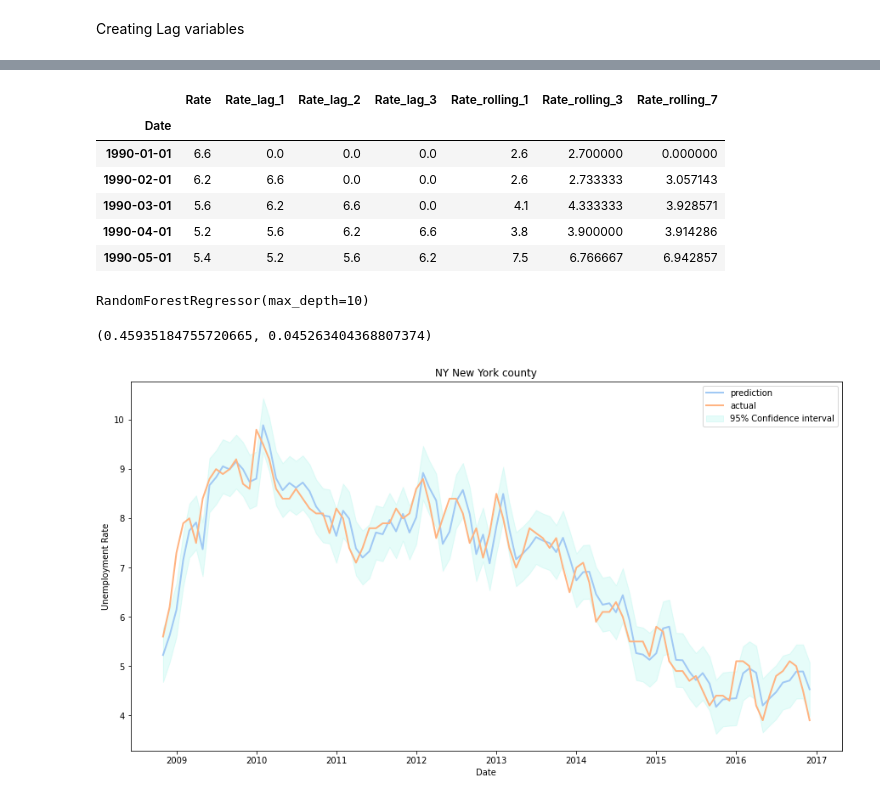
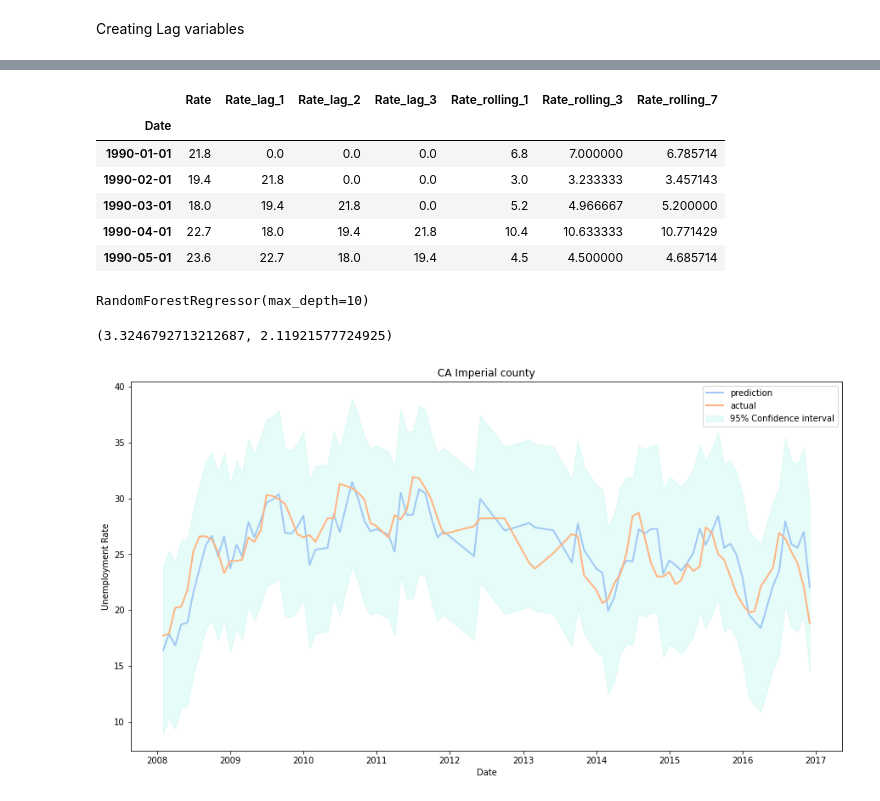
Before and after one commit to ArthDh/ECE-225, a Jupyter notebook: notebooks/reg_testing2.ipynb, the cells around one changed output, grey strips where cells are left out. Saved outputs shown, nothing was run; the diff lists cells and outputs as text; code cells hidden in the pictures.

```diff
--- a/notebooks/reg_testing2.ipynb
+++ b/notebooks/reg_testing2.ipynb
@@ -37,7 +37,7 @@ df.head()
 | 3 | Mississippi | Hinds County | 6.1 | 2015-02-01 |
 | 4 | Mississippi | Kemper County | 10.6 | 2015-02-01 |
 # %%
-df_ny = df[df.State =='New York']
+df_ny = df[df.State =='California']
 df_ny = df_ny.reset_index().set_index('Date').drop(['index'], axis=1)
 df_ny = df_ny.sort_values('Date')
 # %%
@@ -151,7 +151,7 @@ def tts(X, y, test_size=0.3):
     y_test = y[test_index:]
     return X_train, X_test, y_train, y_test
 # %%
-df_ny_nyc = df_ny[df_ny.County == 'New York County']
+df_ny_nyc = df_ny[df_ny.County == 'Imperial County']
 df_ny_nyc = df_ny_nyc.drop(['State', 'County'], axis = 1)
 # %%
 plt.plot(df_ny[df_ny.County == 'New York County']['Rate'])
@@ -171,11 +171,11 @@ df_ny_nyc.head()
 # %% [output]
 |  | Rate | Rate_lag_1 | Rate_lag_2 | Rate_lag_3 | Rate_rolling_1 | Rate_rolling_3 | Rate_rolling_7 |
 | Date |  |  |  |  |  |  |  |
-| 1990-01-01 | 6.6 | 0.0 | 0.0 | 0.0 | 2.6 | 2.700000 | 0.000000 |
-| 1990-02-01 | 6.2 | 6.6 | 0.0 | 0.0 | 2.6 | 2.733333 | 3.057143 |
-| 1990-03-01 | 5.6 | 6.2 | 6.6 | 0.0 | 4.1 | 4.333333 | 3.928571 |
-| 1990-04-01 | 5.2 | 5.6 | 6.2 | 6.6 | 3.8 | 3.900000 | 3.914286 |
-| 1990-05-01 | 5.4 | 5.2 | 5.6 | 6.2 | 7.5 | 6.766667 | 6.942857 |
+| 1990-01-01 | 21.8 | 0.0 | 0.0 | 0.0 | 6.8 | 7.000000 | 6.785714 |
+| 1990-02-01 | 19.4 | 21.8 | 0.0 | 0.0 | 3.0 | 3.233333 | 3.457143 |
+| 1990-03-01 | 18.0 | 19.4 | 21.8 | 0.0 | 5.2 | 4.966667 | 5.200000 |
+| 1990-04-01 | 22.7 | 18.0 | 19.4 | 21.8 | 10.4 | 10.633333 | 10.771429 |
+| 1990-05-01 | 23.6 | 22.7 | 18.0 | 19.4 | 4.5 | 4.500000 | 4.685714 |
 # %%
 y = df_ny_nyc.Rate
 df_ny_nyc = df_ny_nyc.drop(['Rate'], axis = 1)
@@ -197,7 +197,7 @@ deviation = cv.std()
 # %%
 mae, deviation
 # %% [output]
-(0.45935184755720665, 0.045263404368807374)
+(3.3246792713212687, 2.11921577724925)
 # %%
 prediction = model.predict(X_test)
 scale = 1.96
@@ -210,17 +210,17 @@ f_color = '#86F2E3'
 # %%
 plt.figure(figsize=(15, 8))
 
 plt.fill_between(y_test.index, lower, upper, color=f_color, alpha=f_alpha, label='95% Confidence interval')
 sns.lineplot(y_test.index, prediction, label='prediction', linewidth=2.0)
 sns.lineplot(y_test.index, y_test, label='actual',linewidth=2.0)
 
-plt.title('NY New York county')
+plt.title('CA Imperial county')
 plt.ylabel('Unemployment Rate')
 plt.legend()
-plt.savefig('../Images/ny_county_model.png')
+plt.savefig('../Images/imperial_model.png')
 plt.show()
 # %% [output]
-[figure, old version]
+[figure, new version]
 # %%
 def get_predictions(df2, state, county, plot = True):
 
```
Also changed, not shown: parts of 9 cells of this notebook, 17 other files.
